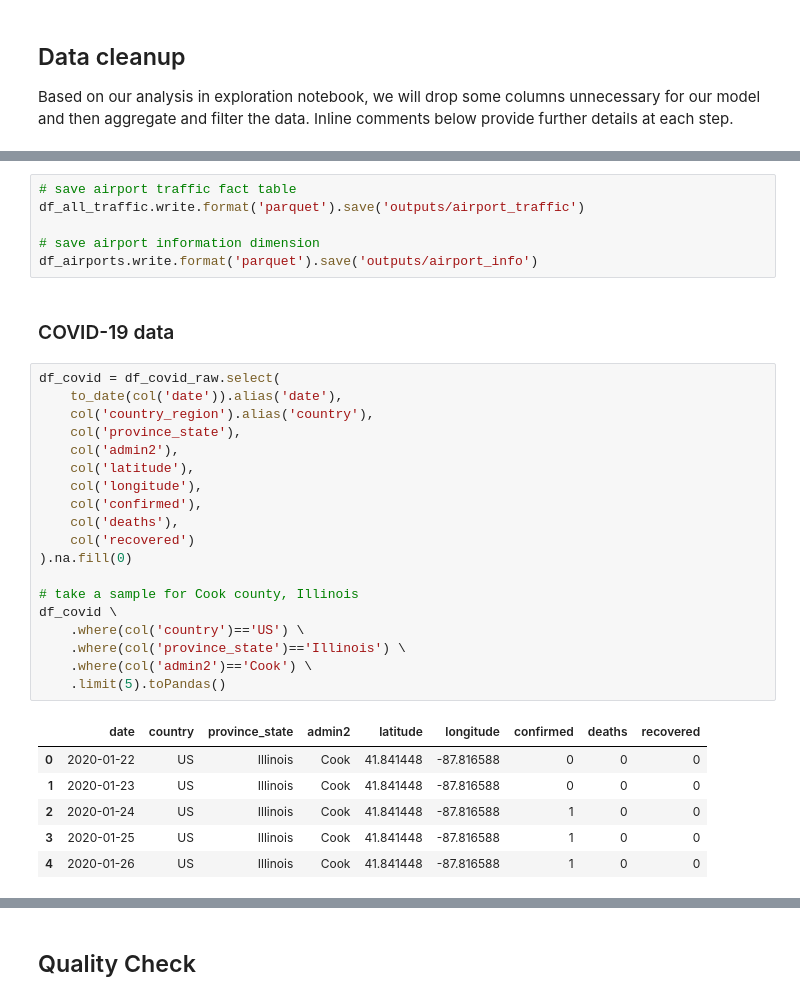
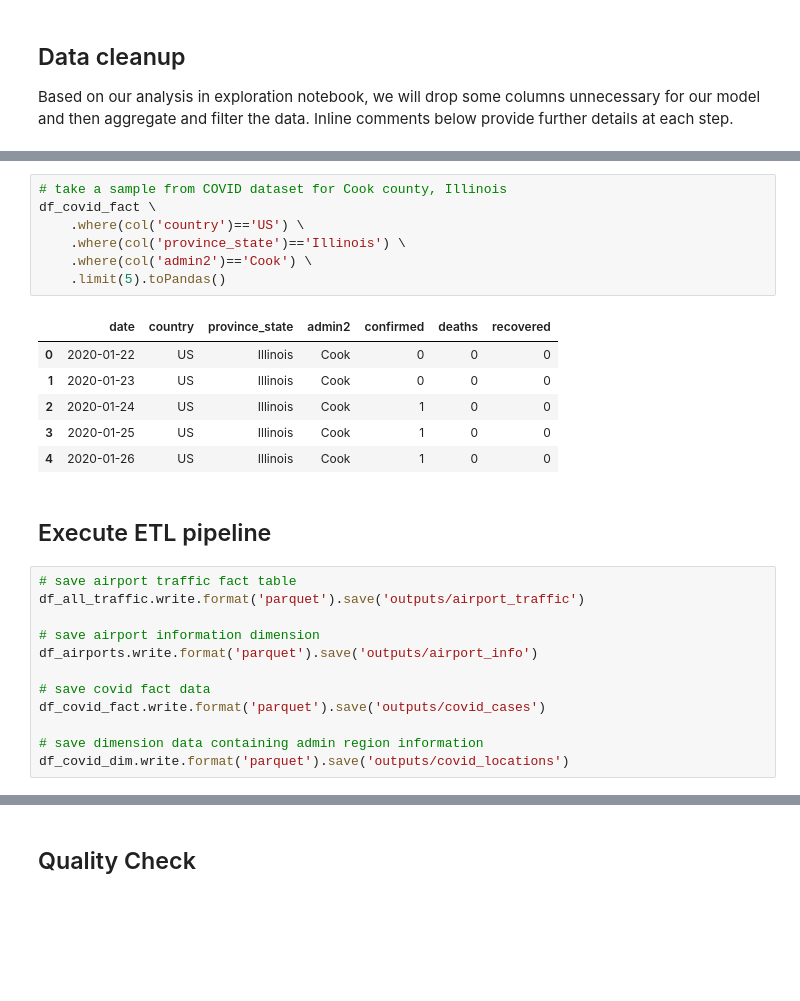
Before and after one commit to devinsaini/opensky_covid, a Jupyter notebook: pipeline.ipynb, the cells around one changed output, grey strips where cells are left out. Saved outputs shown, nothing was run; the diff lists cells and outputs as text; blank space fills up the shorter version.

Commit message:
Restructured pipeline

```diff
--- a/pipeline.ipynb
+++ b/pipeline.ipynb
@@ -170,34 +119,28 @@ df_all_traffic.where(col('airport')=='KORD').orderBy('date').limit(10).toPandas(
+# %%
+# take a sample from COVID dataset for Cook county, Illinois
+df_covid_fact \
+    .where(col('country')=='US') \
+    .where(col('province_state')=='Illinois') \
+    .where(col('admin2')=='Cook') \
+    .limit(5).toPandas()
+# %% [output]
+|  | date | country | province_state | admin2 | confirmed | deaths | recovered |
+| 0 | 2020-01-22 | US | Illinois | Cook | 0 | 0 | 0 |
+| 1 | 2020-01-23 | US | Illinois | Cook | 0 | 0 | 0 |
+| 2 | 2020-01-24 | US | Illinois | Cook | 1 | 0 | 0 |
+| 3 | 2020-01-25 | US | Illinois | Cook | 1 | 0 | 0 |
+| 4 | 2020-01-26 | US | Illinois | Cook | 1 | 0 | 0 |
+# %% [markdown]
+## Execute ETL pipeline
 # %%
 # save airport traffic fact table
 df_all_traffic.write.format('parquet').save('outputs/airport_traffic')
 
 # save airport information dimension
 df_airports.write.format('parquet').save('outputs/airport_info')
+
+# save covid fact data
+df_covid_fact.write.format('parquet').save('outputs/covid_cases')
+
+# save dimension data containing admin region information
+df_covid_dim.write.format('parquet').save('outputs/covid_locations')
-# %% [markdown]
-### COVID-19 data
-# %%
-df_covid = df_covid_raw.select(
-    to_date(col('date')).alias('date'),
-    col('country_region').alias('country'),
-    col('province_state'),
-    col('admin2'),
-    col('latitude'),
-    col('longitude'),
-    col('confirmed'),
-    col('deaths'),
-    col('recovered')
-).na.fill(0)
-
-# take a sample for Cook county, Illinois
-df_covid \
-    .where(col('country')=='US') \
-    .where(col('province_state')=='Illinois') \
-    .where(col('admin2')=='Cook') \
-    .limit(5).toPandas()
-# %% [output]
-|  | date | country | province_state | admin2 | latitude | longitude | confirmed | deaths | recovered |
-| 0 | 2020-01-22 | US | Illinois | Cook | 41.841448 | -87.816588 | 0 | 0 | 0 |
-| 1 | 2020-01-23 | US | Illinois | Cook | 41.841448 | -87.816588 | 0 | 0 | 0 |
-| 2 | 2020-01-24 | US | Illinois | Cook | 41.841448 | -87.816588 | 1 | 0 | 0 |
-| 3 | 2020-01-25 | US | Illinois | Cook | 41.841448 | -87.816588 | 1 | 0 | 0 |
-| 4 | 2020-01-26 | US | Illinois | Cook | 41.841448 | -87.816588 | 1 | 0 | 0 |
```
Also changed, not shown: parts of 24 cells of this notebook, 7 other files.
